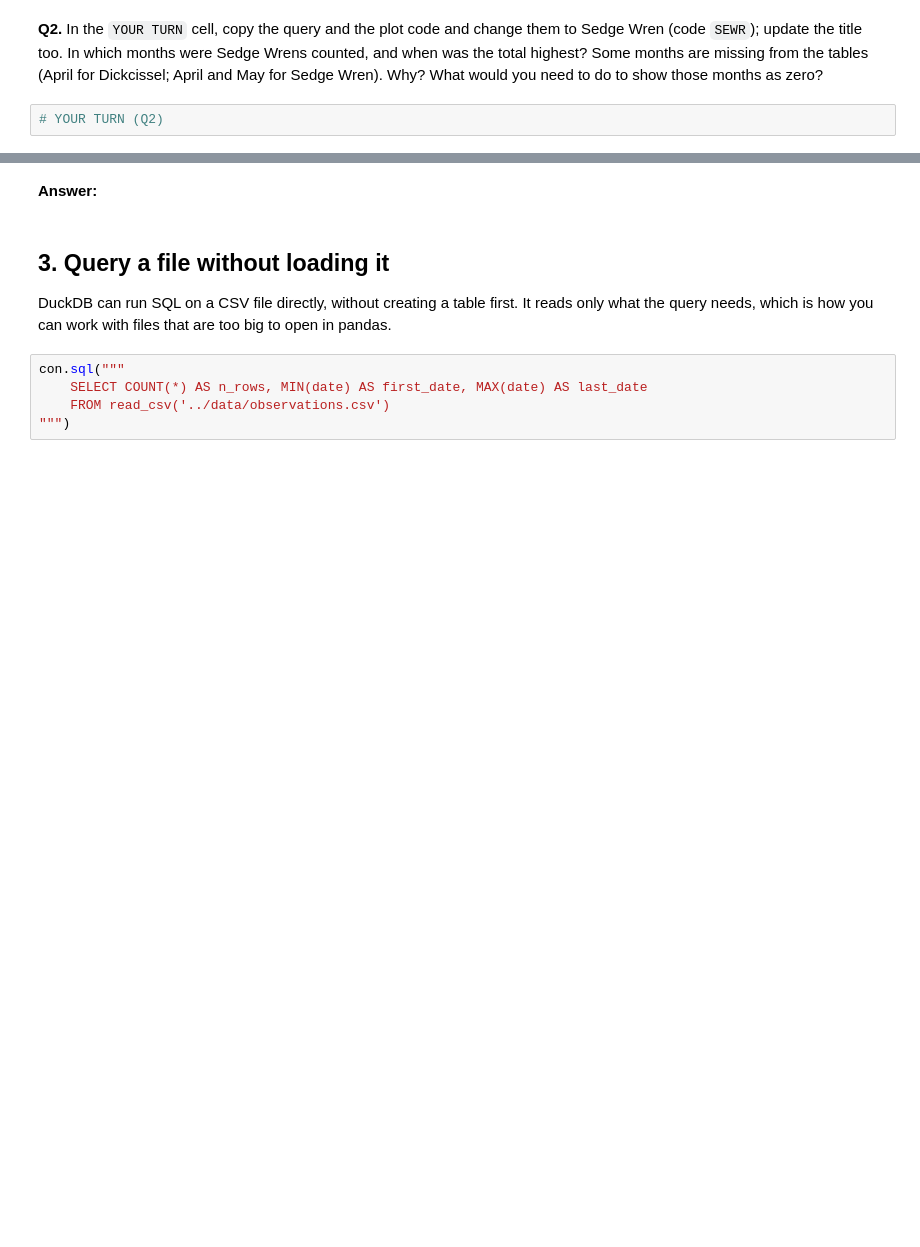
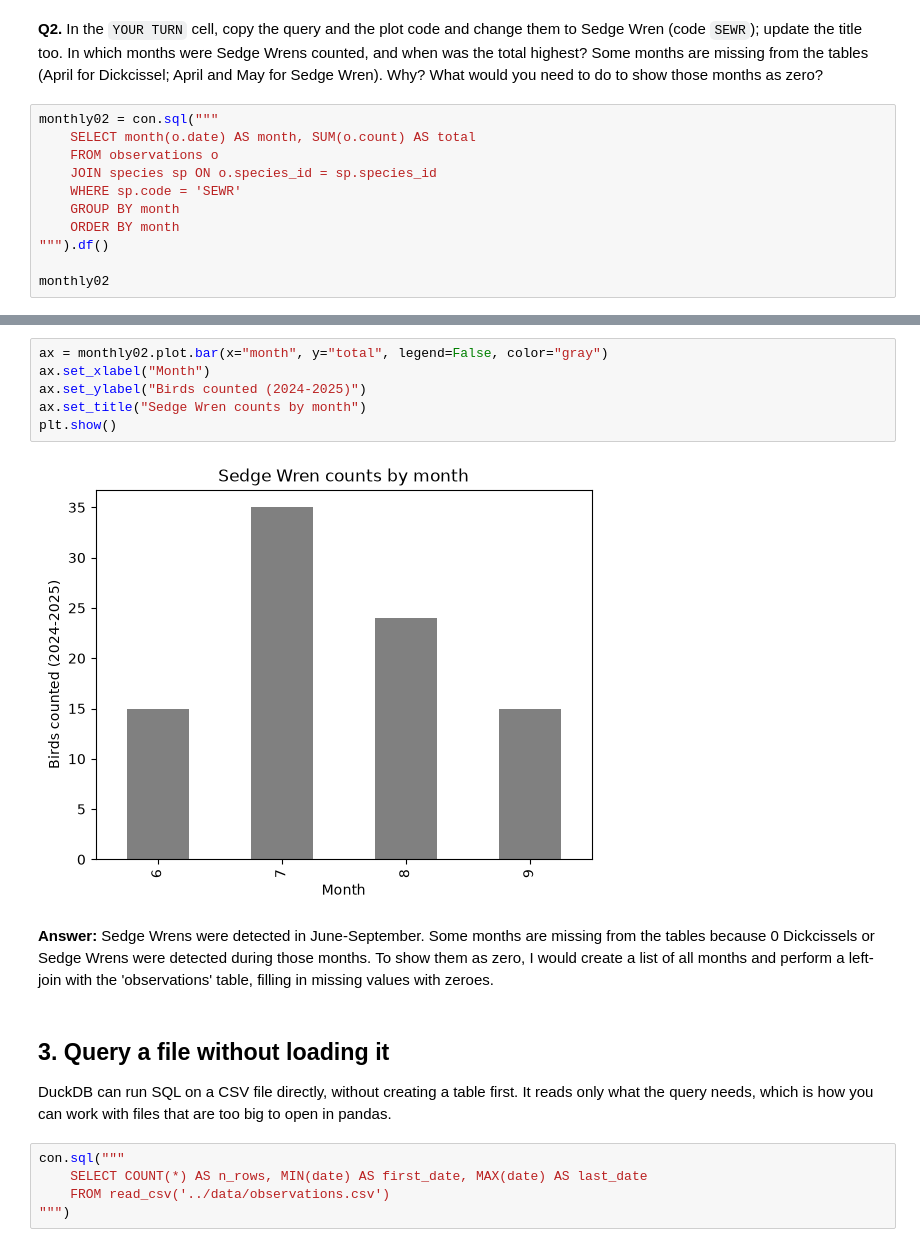
Before and after one commit to grushon2/dataskills-w11-grushon, a Jupyter notebook: code/w11-ex02-python-databases.ipynb, the cells around one changed output, grey strips where cells are left out. Drawn from its saved outputs; the diff is of its cells as text; blank space fills up the shorter version.

```diff
--- a/code/w11-ex02-python-databases.ipynb
+++ b/code/w11-ex02-python-databases.ipynb
@@ -109,4 +117,13 @@ plt.show()
 # %% [markdown]
 **Q2.** In the `YOUR TURN` cell, copy the query and the plot code and change them to Sedge Wren (code `SEWR`); update the title too. In which months were Sedge Wrens counted, and when was the total highest? Some months are missing from the tables (April for Dickcissel; April and May for Sedge Wren). Why? What would you need to do to show those months as zero?
 # %%
-# YOUR TURN (Q2)
+monthly02 = con.sql("""
+    SELECT month(o.date) AS month, SUM(o.count) AS total
+    FROM observations o
+    JOIN species sp ON o.species_id = sp.species_id
+    WHERE sp.code = 'SEWR'
+    GROUP BY month
+    ORDER BY month
+""").df()
+
+monthly02
@@ -113,5 +136,13 @@ plt.show()
+# %%
+ax = monthly02.plot.bar(x="month", y="total", legend=False, color="gray")
+ax.set_xlabel("Month")
+ax.set_ylabel("Birds counted (2024-2025)")
+ax.set_title("Sedge Wren counts by month")
+plt.show()
+# %% [output]
+[figure, added]
 # %% [markdown]
-**Answer:**
+**Answer:** Sedge Wrens were detected in June-September. Some months are missing from the tables because 0 Dickcissels or Sedge Wrens were detected during those months. To show them as zero, I would create a list of all months and perform a left-join with the 'observations' table, filling in missing values with zeroes.
 # %% [markdown]
 ## 3. Query a file without loading it
 
```
Also changed, not shown: parts of 5 cells of this notebook.
